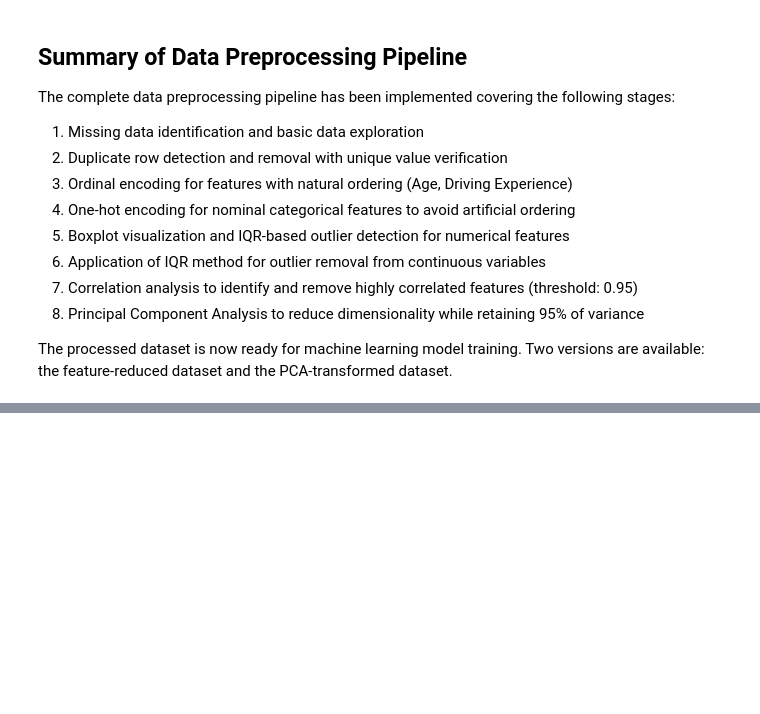
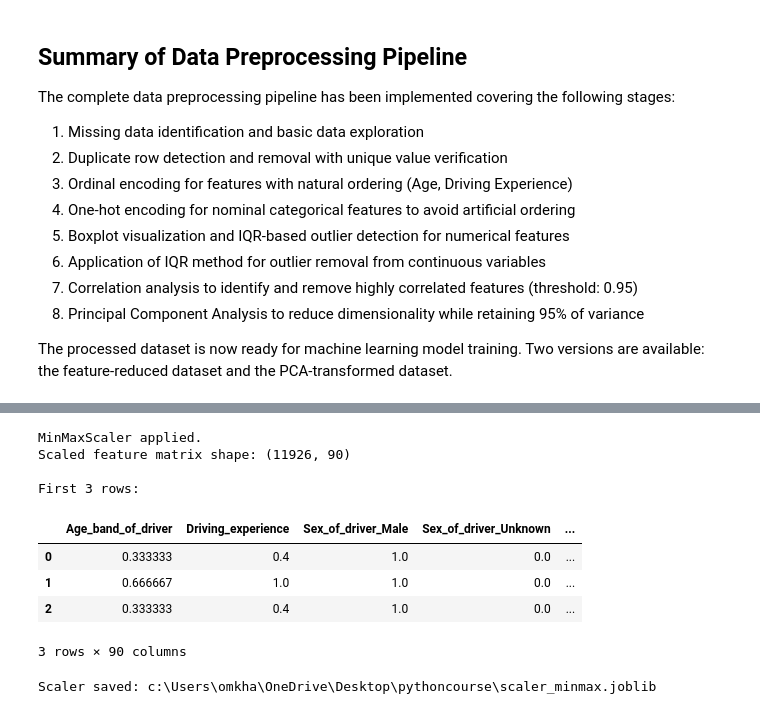
Before and after one commit to omkhatiwada/datascienceproject, a Jupyter notebook: project.ipynb, the cells around one changed output, grey strips where cells are left out. Drawn from its saved outputs; the diff is of its cells as text; code cells hidden in the pictures; blank space fills up the shorter version.

```diff
--- a/project.ipynb
+++ b/project.ipynb
@@ -687,0 +748,28 @@ The processed dataset is now ready for machine learning model training. Two vers
+# %%
+
+from sklearn.preprocessing import MinMaxScaler
+import joblib, os
+
+scaler = MinMaxScaler()
+X_scaled = scaler.fit_transform(X)
+X_scaled_df = pd.DataFrame(X_scaled, columns=X.columns, index=X.index)
+
+print('MinMaxScaler applied.')
+print(f'Scaled feature matrix shape: {X_scaled_df.shape}')
+print('\nFirst 3 rows:')
+display(X_scaled_df.head(3))
+
+scaler_path = 'scaler_minmax.joblib'
+joblib.dump(scaler, scaler_path)
+print(f'\nScaler saved: {os.path.abspath(scaler_path)}')
+# %% [output]
+MinMaxScaler applied.
+Scaled feature matrix shape: (11926, 90)
+
+First 3 rows:
+|  | Age_band_of_driver | Driving_experience | Sex_of_driver_Male | Sex_of_driver_Unknown | ... |
+| 0 | 0.333333 | 0.4 | 1.0 | 0.0 | ... |
+| 1 | 0.666667 | 1.0 | 1.0 | 0.0 | ... |
+| 2 | 0.333333 | 0.4 | 1.0 | 0.0 | ... |
+3 rows × 90 columns
+Scaler saved: c:\Users\omkha\OneDrive\Desktop\pythoncourse\scaler_minmax.joblib
```
Also changed, not shown: parts of 19 cells of this notebook.
